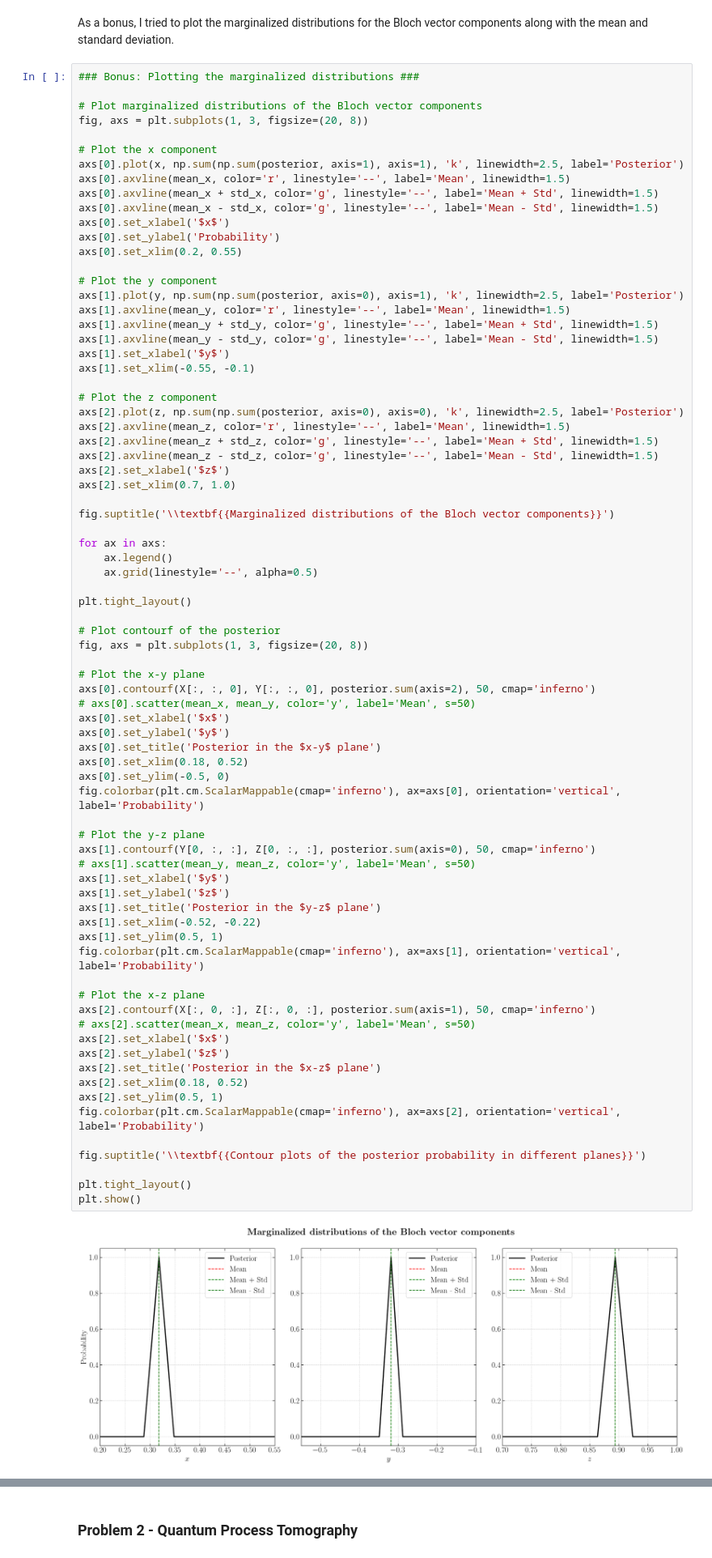
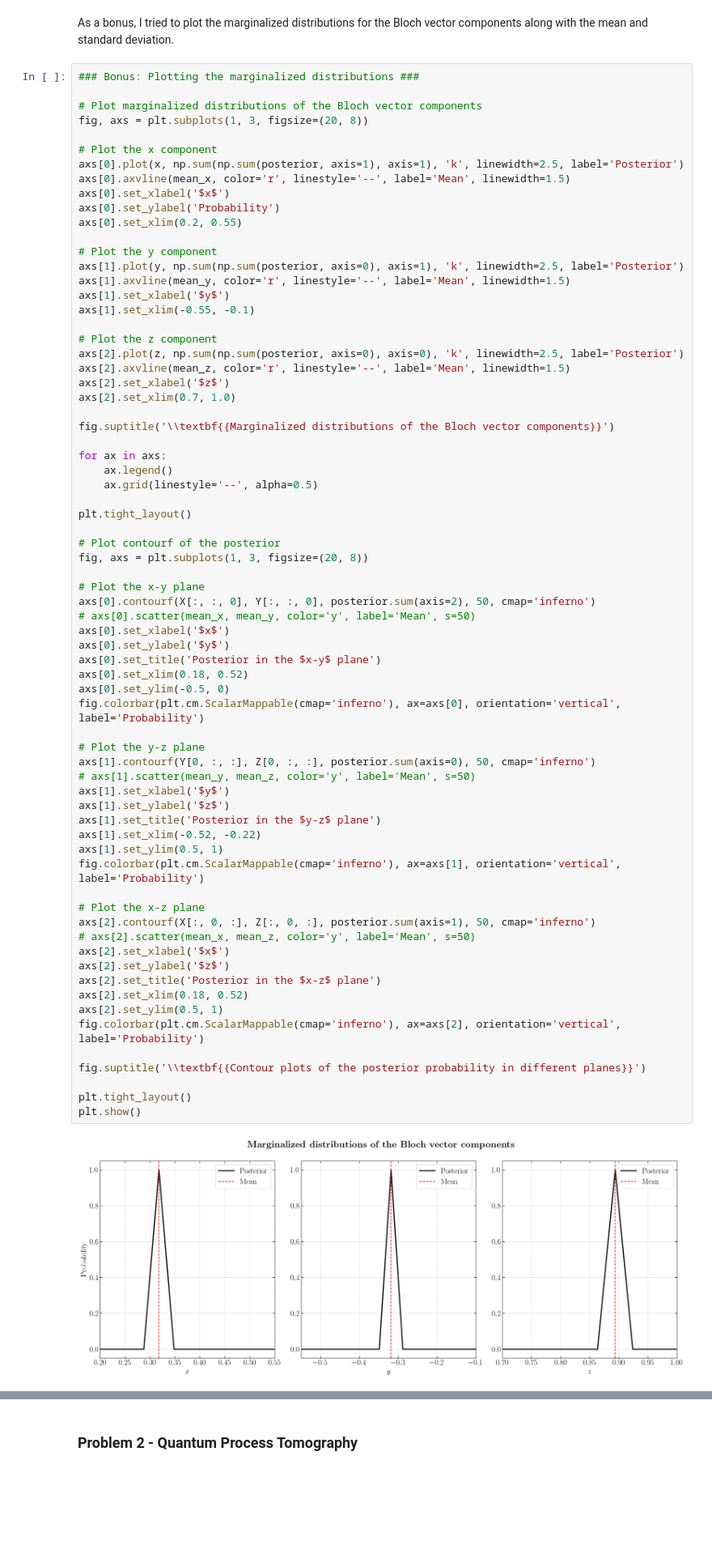
Before and after one commit to stommen/ntu_exchange, a Jupyter notebook: ntu_courses/PH3406/ph3406_homework_OS.ipynb, the cells around one changed output, grey strips where cells are left out. Shown: that part at 81% size. Drawn from its saved outputs; the diff is of its cells as text; blank space fills up the shorter version.

```diff
--- a/ntu_courses/PH3406/ph3406_homework_OS.ipynb
+++ b/ntu_courses/PH3406/ph3406_homework_OS.ipynb
@@ -186,8 +180,6 @@ fig, axs = plt.subplots(1, 3, figsize=(20, 8))
 # Plot the x component
 axs[0].plot(x, np.sum(np.sum(posterior, axis=1), axis=1), 'k', linewidth=2.5, label='Posterior')
 axs[0].axvline(mean_x, color='r', linestyle='--', label='Mean', linewidth=1.5)
-axs[0].axvline(mean_x + std_x, color='g', linestyle='--', label='Mean + Std', linewidth=1.5)
-axs[0].axvline(mean_x - std_x, color='g', linestyle='--', label='Mean - Std', linewidth=1.5)
 axs[0].set_xlabel('$x$')
 axs[0].set_ylabel('Probability')
 axs[0].set_xlim(0.2, 0.55)
@@ -195,16 +187,12 @@ axs[0].set_xlim(0.2, 0.55)
 # Plot the y component
 axs[1].plot(y, np.sum(np.sum(posterior, axis=0), axis=1), 'k', linewidth=2.5, label='Posterior')
 axs[1].axvline(mean_y, color='r', linestyle='--', label='Mean', linewidth=1.5)
-axs[1].axvline(mean_y + std_y, color='g', linestyle='--', label='Mean + Std', linewidth=1.5)
-axs[1].axvline(mean_y - std_y, color='g', linestyle='--', label='Mean - Std', linewidth=1.5)
 axs[1].set_xlabel('$y$')
 axs[1].set_xlim(-0.55, -0.1)
 
 # Plot the z component
 axs[2].plot(z, np.sum(np.sum(posterior, axis=0), axis=0), 'k', linewidth=2.5, label='Posterior')
 axs[2].axvline(mean_z, color='r', linestyle='--', label='Mean', linewidth=1.5)
-axs[2].axvline(mean_z + std_z, color='g', linestyle='--', label='Mean + Std', linewidth=1.5)
-axs[2].axvline(mean_z - std_z, color='g', linestyle='--', label='Mean - Std', linewidth=1.5)
 axs[2].set_xlabel('$z$')
 axs[2].set_xlim(0.7, 1.0)
 
@@ -227,33 +215,33 @@ axs[0].set_ylabel('$y$')
 axs[0].set_title('Posterior in the $x-y$ plane')
 axs[0].set_xlim(0.18, 0.52)
 axs[0].set_ylim(-0.5, 0)
 fig.colorbar(plt.cm.ScalarMappable(cmap='inferno'), ax=axs[0], orientation='vertical', label='Probability')
 
 # Plot the y-z plane
 axs[1].contourf(Y[0, :, :], Z[0, :, :], posterior.sum(axis=0), 50, cmap='inferno')
 # axs[1].scatter(mean_y, mean_z, color='y', label='Mean', s=50)
 axs[1].set_xlabel('$y$')
 axs[1].set_ylabel('$z$')
 axs[1].set_title('Posterior in the $y-z$ plane')
 axs[1].set_xlim(-0.52, -0.22)
 axs[1].set_ylim(0.5, 1)
 fig.colorbar(plt.cm.ScalarMappable(cmap='inferno'), ax=axs[1], orientation='vertical', label='Probability')
 
 # Plot the x-z plane
 axs[2].contourf(X[:, 0, :], Z[:, 0, :], posterior.sum(axis=1), 50, cmap='inferno')
 # axs[2].scatter(mean_x, mean_z, color='y', label='Mean', s=50)
 axs[2].set_xlabel('$x$')
 axs[2].set_ylabel('$z$')
 axs[2].set_title('Posterior in the $x-z$ plane')
 axs[2].set_xlim(0.18, 0.52)
 axs[2].set_ylim(0.5, 1)
 fig.colorbar(plt.cm.ScalarMappable(cmap='inferno'), ax=axs[2], orientation='vertical', label='Probability')
 
 fig.suptitle('\\textbf{{Contour plots of the posterior probability in different planes}}')
 
 plt.tight_layout()
 plt.show()
 # %% [output]
-[figure, old version]
+[figure, new version]
 [figure]
 # %% [markdown]
```
Also changed, not shown: parts of 8 cells of this notebook, 4 other files.
